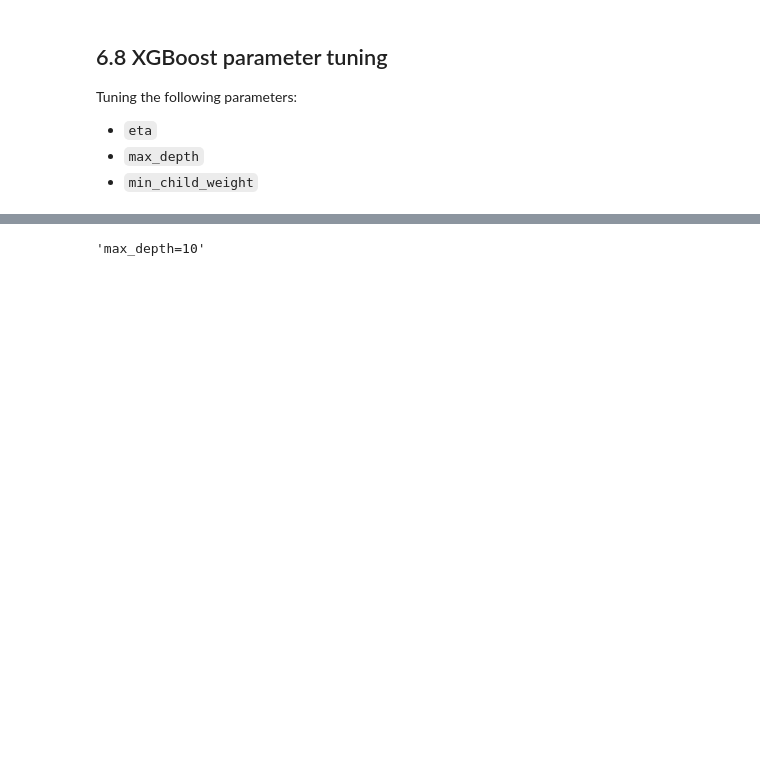
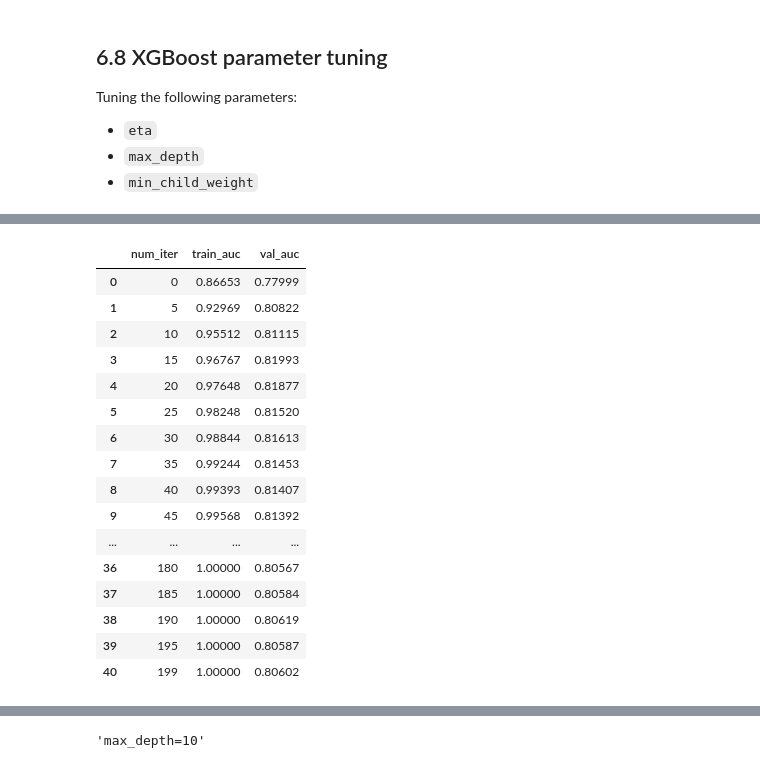
Before and after one commit to bigdatadatafan/projects, a Jupyter notebook: tress.ipynb, the cells around one changed output, grey strips where cells are left out. Saved outputs shown, nothing was run; the diff lists cells and outputs as text; code cells hidden in the pictures; blank space fills up the shorter version.

```diff
--- a/tress.ipynb
+++ b/tress.ipynb
@@ -896,0 +895,20 @@ key
+# %%
+scores['eta=0.3']
+# %% [output]
+|  | num_iter | train_auc | val_auc |
+| 0 | 0 | 0.86653 | 0.77999 |
+| 1 | 5 | 0.92969 | 0.80822 |
+| 2 | 10 | 0.95512 | 0.81115 |
+| 3 | 15 | 0.96767 | 0.81993 |
+| 4 | 20 | 0.97648 | 0.81877 |
+| 5 | 25 | 0.98248 | 0.81520 |
+| 6 | 30 | 0.98844 | 0.81613 |
+| 7 | 35 | 0.99244 | 0.81453 |
+| 8 | 40 | 0.99393 | 0.81407 |
+| 9 | 45 | 0.99568 | 0.81392 |
+| ... | ... | ... | ... |
+| 36 | 180 | 1.00000 | 0.80567 |
+| 37 | 185 | 1.00000 | 0.80584 |
+| 38 | 190 | 1.00000 | 0.80619 |
+| 39 | 195 | 1.00000 | 0.80587 |
+| 40 | 199 | 1.00000 | 0.80602 |
```
Also changed, not shown: parts of 6 cells of this notebook.
